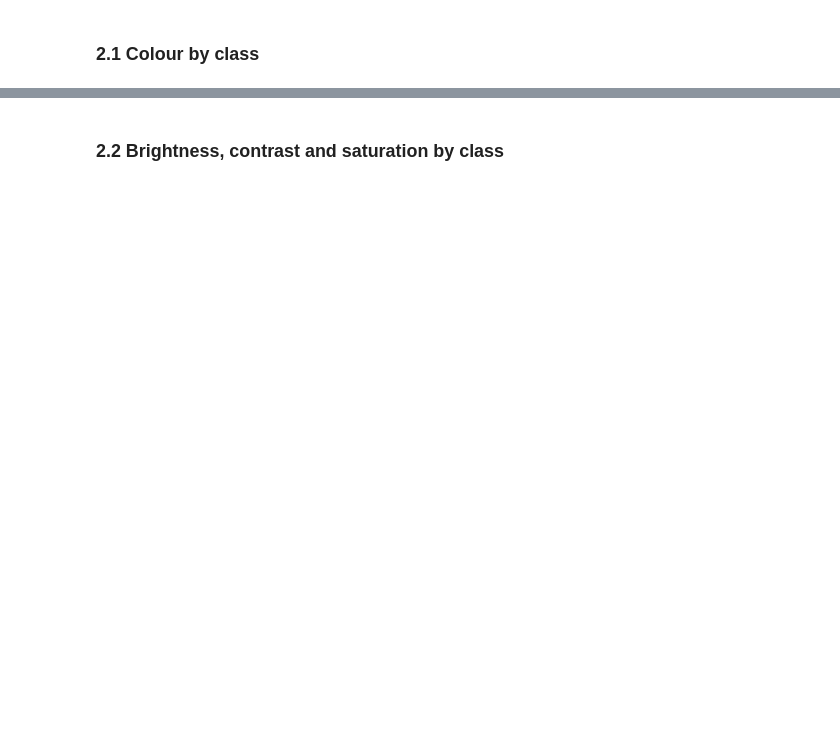
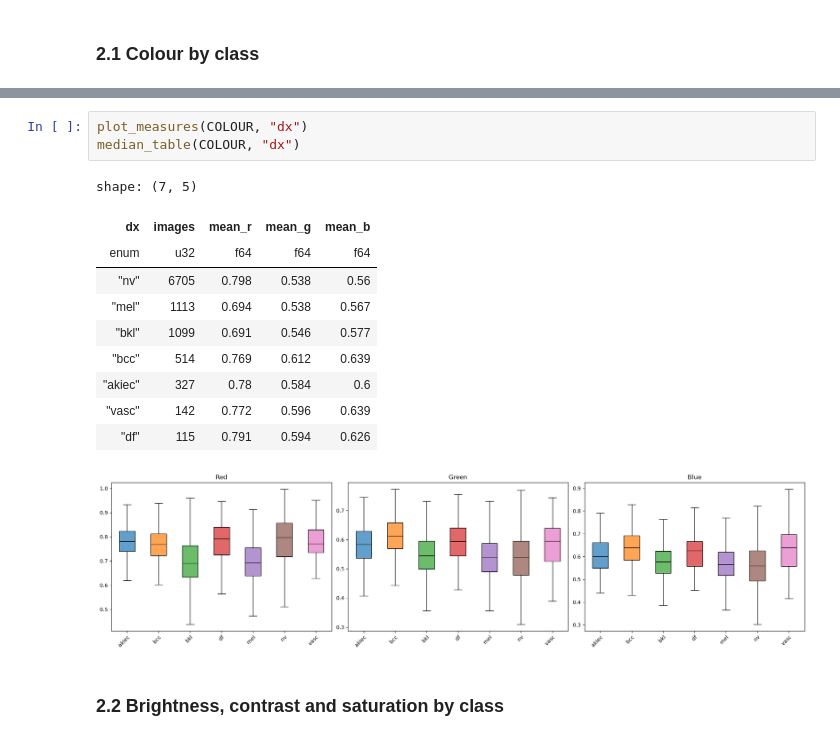
Before and after one commit to vhrabar/local-vs-global-skin-lesions, a Jupyter notebook: notebooks/Image Analysis.ipynb, the cells around one changed output, grey strips where cells are left out. Cells and saved outputs as stored; diff of their text form; blank space fills up the shorter version.

```diff
--- a/notebooks/Image Analysis.ipynb
+++ b/notebooks/Image Analysis.ipynb
@@ -90,2 +174,17 @@ array([<Axes: ylabel='akiec'>, <Axes: >, <Axes: >, <Axes: >, <Axes: >,
+# %%
+plot_measures(COLOUR, "dx")
+median_table(COLOUR, "dx")
+# %% [output]
+shape: (7, 5)
+| dx | images | mean_r | mean_g | mean_b |
+| enum | u32 | f64 | f64 | f64 |
+| "nv" | 6705 | 0.798 | 0.538 | 0.56 |
+| "mel" | 1113 | 0.694 | 0.538 | 0.567 |
+| "bkl" | 1099 | 0.691 | 0.546 | 0.577 |
+| "bcc" | 514 | 0.769 | 0.612 | 0.639 |
+| "akiec" | 327 | 0.78 | 0.584 | 0.6 |
+| "vasc" | 142 | 0.772 | 0.596 | 0.639 |
+| "df" | 115 | 0.791 | 0.594 | 0.626 |
+[figure, added]
 # %% [markdown]
 ### 2.2 Brightness, contrast and saturation by class
```
Also changed, not shown: parts of 11 cells of this notebook.
